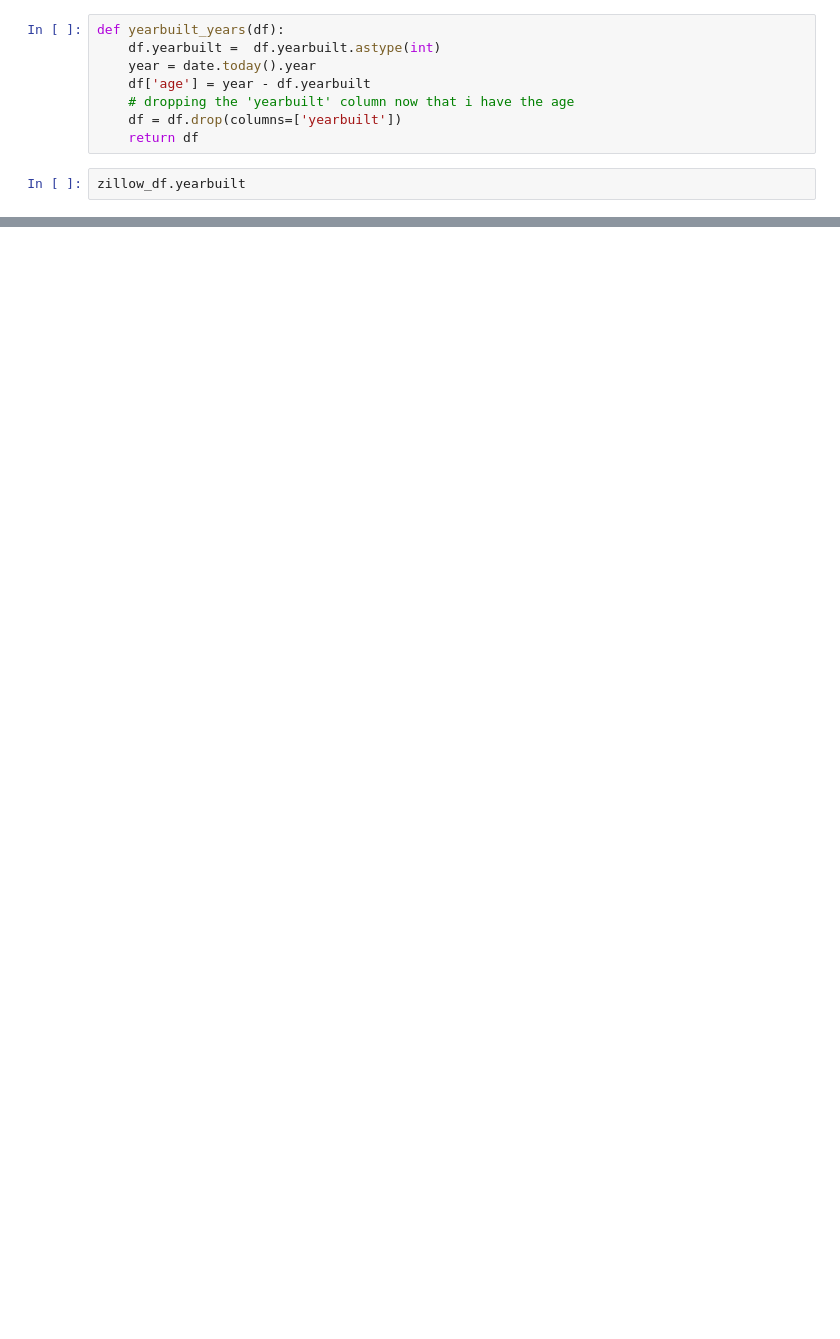
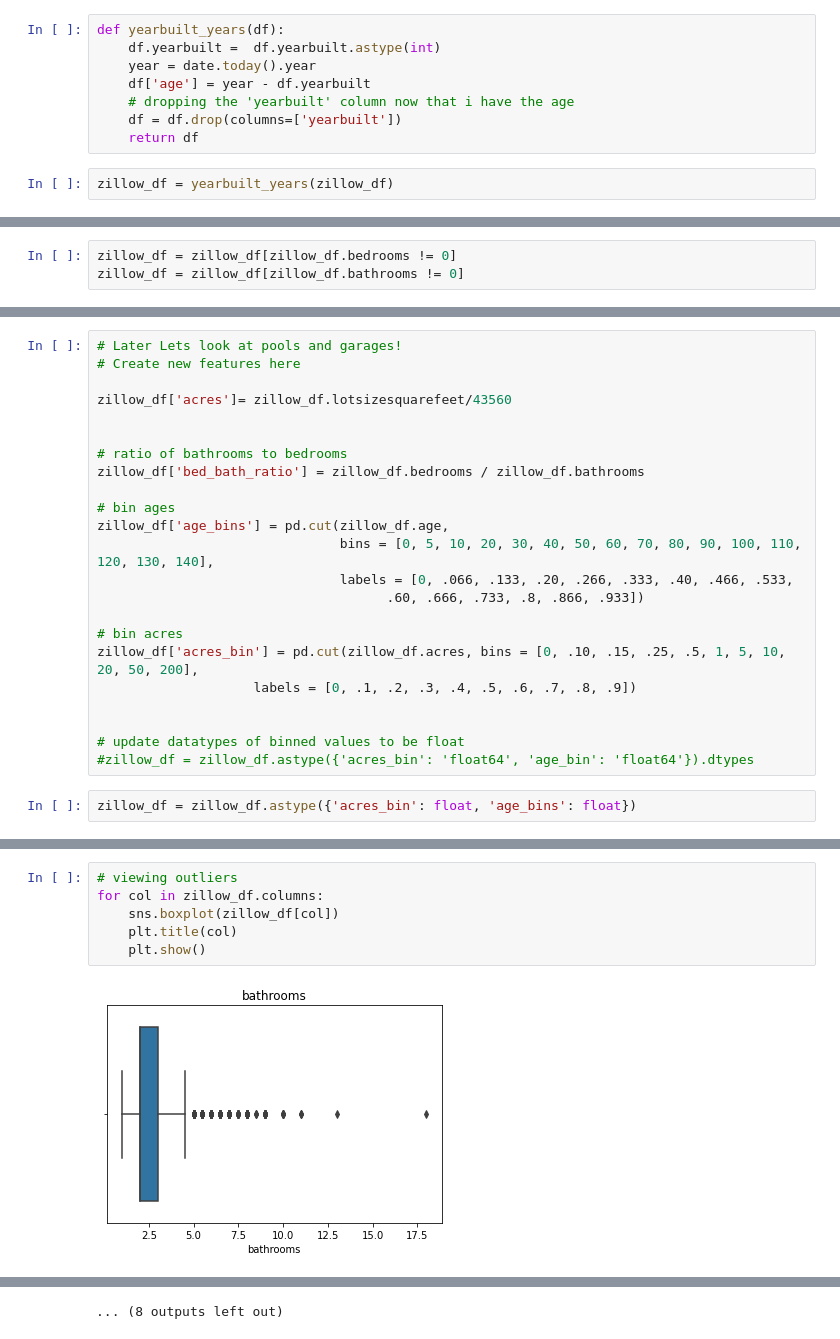
Before and after one commit to TeamOneCluster/ClusterProject, a Jupyter notebook: explore_PJ.ipynb, the cells around one changed output, grey strips where cells are left out. Drawn from its saved outputs; the diff is of its cells as text; blank space fills up the shorter version.

Commit message:
Updatedd explore_PJ .ipynb file

```diff
--- a/explore_PJ.ipynb
+++ b/explore_PJ.ipynb
@@ -94,4 +151,4 @@ def yearbuilt_years(df):
     df = df.drop(columns=['yearbuilt'])
     return df
 # %%
-zillow_df.yearbuilt
+zillow_df = yearbuilt_years(zillow_df)
@@ -99,0 +175,3 @@ ValueError: Cannot convert non-finite values (NA or inf) to integer
+# %%
+zillow_df = zillow_df[zillow_df.bedrooms != 0]
+zillow_df = zillow_df[zillow_df.bathrooms != 0]
@@ -99,0 +182,25 @@ ValueError: Cannot convert non-finite values (NA or inf) to integer
+# %%
+# Later Lets look at pools and garages!
+# Create new features here
+
+zillow_df['acres']= zillow_df.lotsizesquarefeet/43560
+
+
+# ratio of bathrooms to bedrooms
+zillow_df['bed_bath_ratio'] = zillow_df.bedrooms / zillow_df.bathrooms
+
+# bin ages
+zillow_df['age_bins'] = pd.cut(zillow_df.age,
+                               bins = [0, 5, 10, 20, 30, 40, 50, 60, 70, 80, 90, 100, 110, 120, 130, 140],
+                               labels = [0, .066, .133, .20, .266, .333, .40, .466, .533,
+                                     .60, .666, .733, .8, .866, .933])
+
+# bin acres
+zillow_df['acres_bin'] = pd.cut(zillow_df.acres, bins = [0, .10, .15, .25, .5, 1, 5, 10, 20, 50, 200],
+                    labels = [0, .1, .2, .3, .4, .5, .6, .7, .8, .9])
+
+
+# update datatypes of binned values to be float
+#zillow_df = zillow_df.astype({'acres_bin': 'float64', 'age_bin': 'float64'}).dtypes
+# %%
+zillow_df = zillow_df.astype({'acres_bin': float, 'age_bins': float})
@@ -99,0 +229,8 @@ ValueError: Cannot convert non-finite values (NA or inf) to integer
+# %%
+# viewing outliers
+for col in zillow_df.columns:
+    sns.boxplot(zillow_df[col])
+    plt.title(col)
+    plt.show()
+# %% [output]
+[figure, added]
@@ -99,0 +248 @@ ValueError: Cannot convert non-finite values (NA or inf) to integer
+... (8 outputs left out)
```
Also changed, not shown: parts of 44 cells of this notebook.
